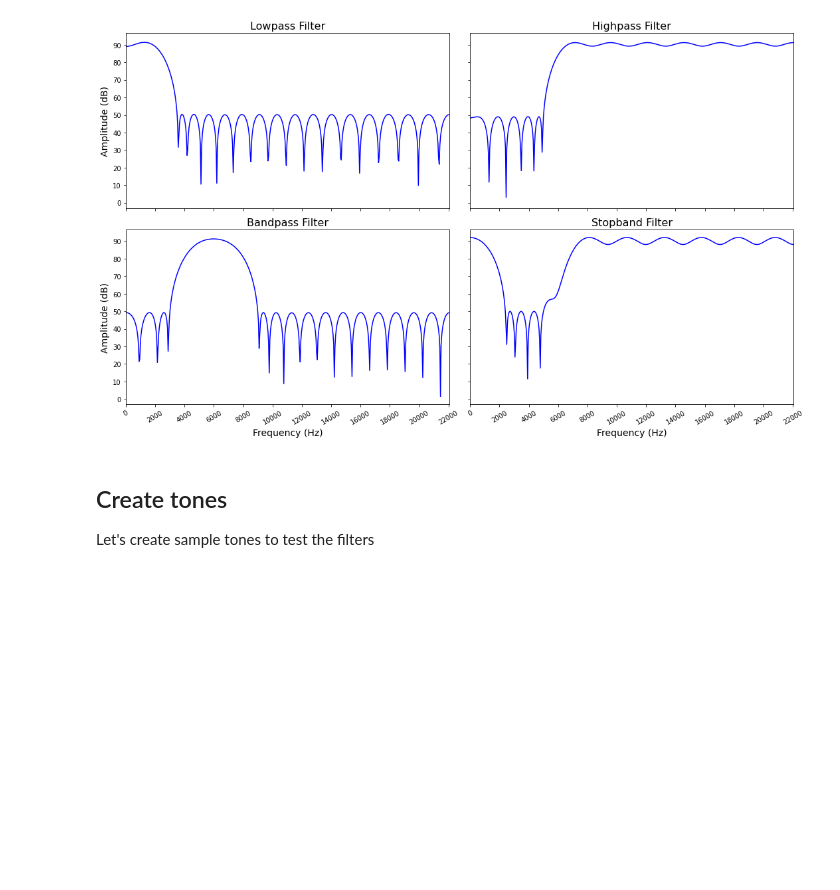
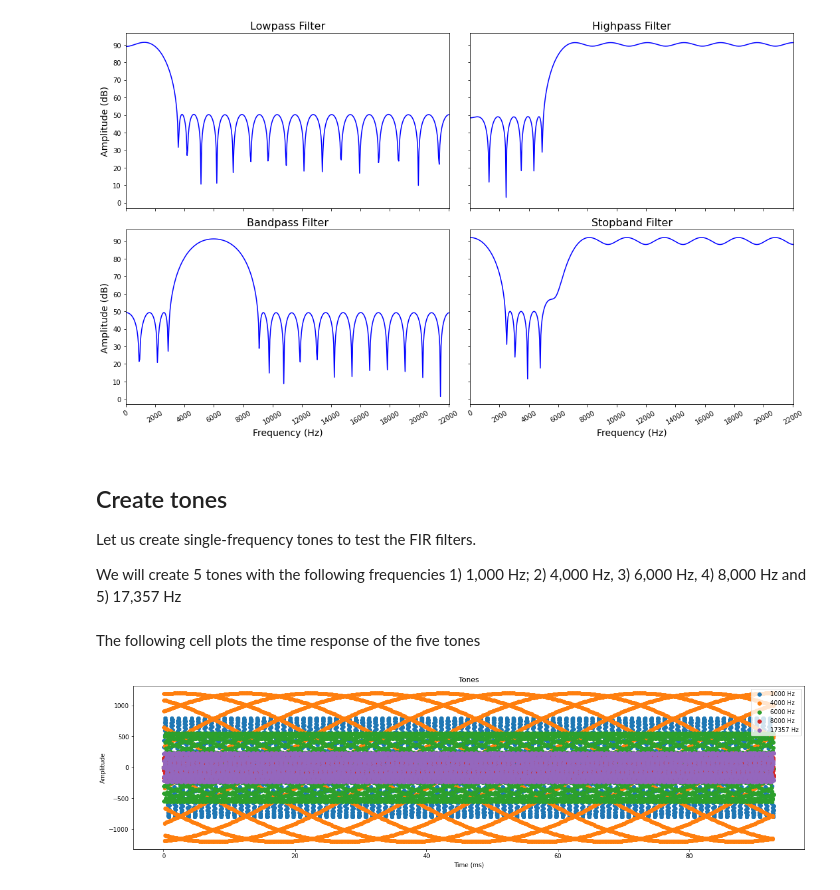
Before and after one commit to Xilinx/PYNQ_Composable_Pipeline, a Jupyter notebook: tutorial/tutorial.ipynb, the cells around one changed output. Drawn from its saved outputs; the diff is of its cells as text; code cells hidden in the pictures; blank space fills up the shorter version.

```diff
--- a/tutorial/tutorial.ipynb
+++ b/tutorial/tutorial.ipynb
@@ -57,4 +78,6 @@ f.plot()
 # %% [markdown]
 ## Create tones
 
-Let's create sample tones to test the filters
+Let us create single-frequency tones to test the FIR filters.
+
+We will create 5 tones with the following frequencies 1) 1,000 Hz; 2) 4,000 Hz, 3) 6,000 Hz, 4) 8,000 Hz and 5) 17,357 Hz
@@ -71,10 +84,26 @@ tone_3 = np.int32( 68 * np.sin(2 * np.pi * f3 * ix / fs))
+# %%
+f0, f1, f2, f3, f4 = 1_000, 4_000, 6_000, 8_000, 17_357
+samples = 4_096
+fs = 44_100
+
+ix = np.arange(samples)
+tone_0 = np.int32( 800 * np.sin(2 * np.pi * f0 * ix / fs))
+tone_1 = np.int32( 1_200 * np.sin(2 * np.pi * f1 * ix / fs))
+tone_2 = np.int32( -555 * np.sin(2 * np.pi * f2 * ix / fs))
+tone_3 = np.int32( 168 * np.sin(2 * np.pi * f3 * ix / fs))
+tone_4 = np.int32( -234 * np.sin(2 * np.pi * f4 * ix / fs))
+# %% [markdown]
+The following cell plots the time response of the five tones
 # %%
 plt.figure(figsize=(20, 5));
 plt.plot(ix*1000/fs, tone_0, 'o', label = str(f0) + ' Hz');
 plt.plot(ix*1000/fs, tone_1, 'o', label = str(f1) + ' Hz');
 plt.plot(ix*1000/fs, tone_2, 'o', label = str(f2) + ' Hz');
 plt.plot(ix*1000/fs, tone_3, 'o', label = str(f3) + ' Hz');
+plt.plot(ix*1000/fs, tone_4, 'o', label = str(f4) + ' Hz');
 plt.title("Tones");
 plt.xlabel("Time (ms)");
 plt.ylabel("Amplitude");
 plt.legend();
+# %% [output]
+[figure, added]
```
Also changed, not shown: parts of 84 cells of this notebook, 3 other files.
